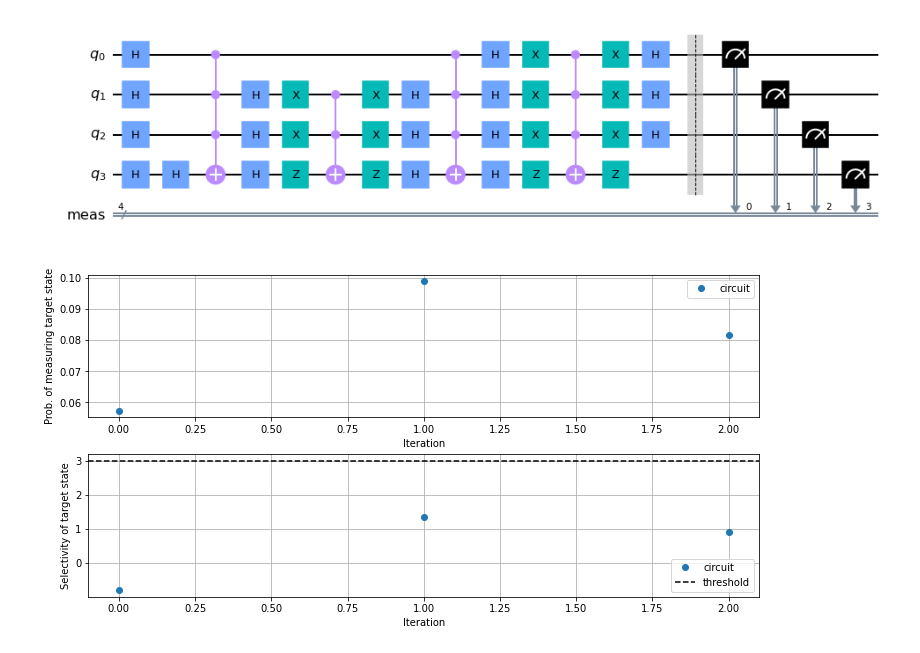
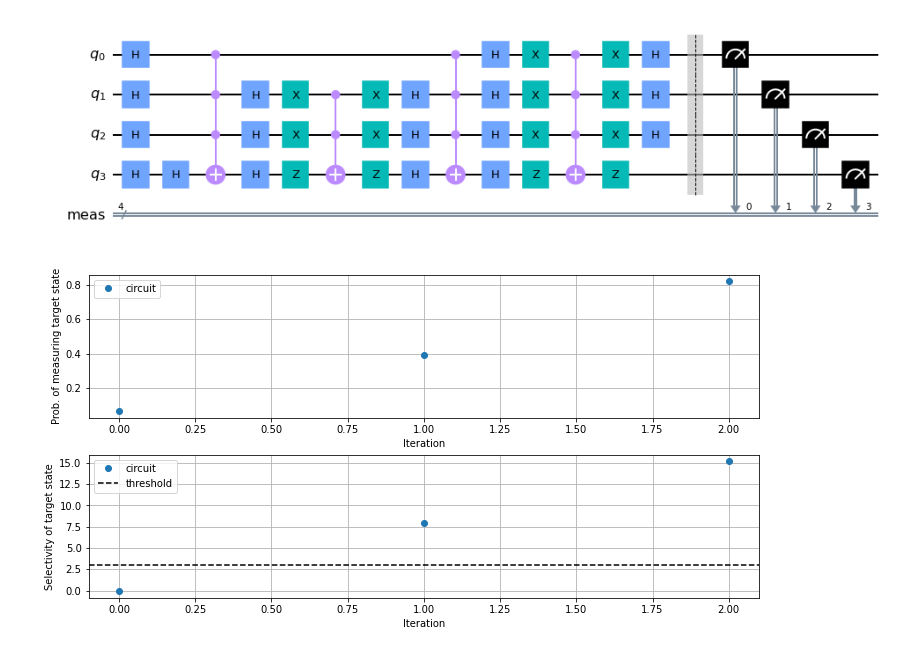
Before and after one commit to lhugens/quantum-computing, a Jupyter notebook: depth_optimization_grover.ipynb, the cells around one changed output. Drawn from its saved outputs; the diff is of its cells as text; code cells hidden in the pictures.

```diff
--- a/depth_optimization_grover.ipynb
+++ b/depth_optimization_grover.ipynb
@@ -278,27 +277,33 @@ circ_lst[2].draw()
 # %% [output]
 [figure]
 # %%
+# job = execute(circ_lst, backend=backend_qc, shots=20000) # 61cda35a049a23ed99d1e643
+# transpiled_circ_lst = transpile(circ_lst, backend=backend_qc)
+# job = execute(transpiled_circ_lst, backend=backend_qc, shots=20000) # 61cda35dd6d3bc9fafd3030f
+# print(job.job_id())
 # transpiled_circ_lst = transpile(circ_lst, backend=backend_qc, optimization_level=3)
-# job = execute(transpiled_circ_lst, backend=backend_qc, shots=20000) # 61ccb7797655695fb2672806
-# job = execute(transpiled_circ_lst, backend=backend_qc, shots=20000) # 61ccb796bf935fa878647bdd -O3
+# job = execute(transpiled_circ_lst, backend=backend_qc, shots=20000) # 61cda3610635195e17a7f6d6 -O3
+# print(job.job_id())
 # job_monitor(job)
-job = execute(circ_lst, backend=backend_qc_sim, shots=20000)
+
+# job = backend_qc.retrieve_job('61ccb796bf935fa878647bdd')
+job = execute(circ_lst, backend=backend_sim, shots=20000)
 counts = job.result().get_counts()
 probs = success_probabilities(counts, '1111')
 selec = selectivity(counts, '1111')
 
 fig, axs = plt.subplots(nrows=2, ncols=1, figsize = (10, 5), constrained_layout=True)
 axs[0].set_xlabel('Iteration')
 axs[0].set_ylabel('Prob. of measuring target state')
 axs[0].plot(probs, 'o', label='circuit')
 axs[0].legend()
 axs[0].grid()
 
 axs[1].set_xlabel('Iteration')
 axs[1].set_ylabel('Selectivity of target state')
 axs[1].plot(selec, 'o', label='circuit')
 axs[1].axhline(y=3, c='k', ls='--', label='threshold')
 axs[1].legend()
 axs[1].grid()
 # %% [output]
-[figure, old version]
+[figure, new version]
```
Also changed, not shown: parts of 5 cells of this notebook, 1 other file.
